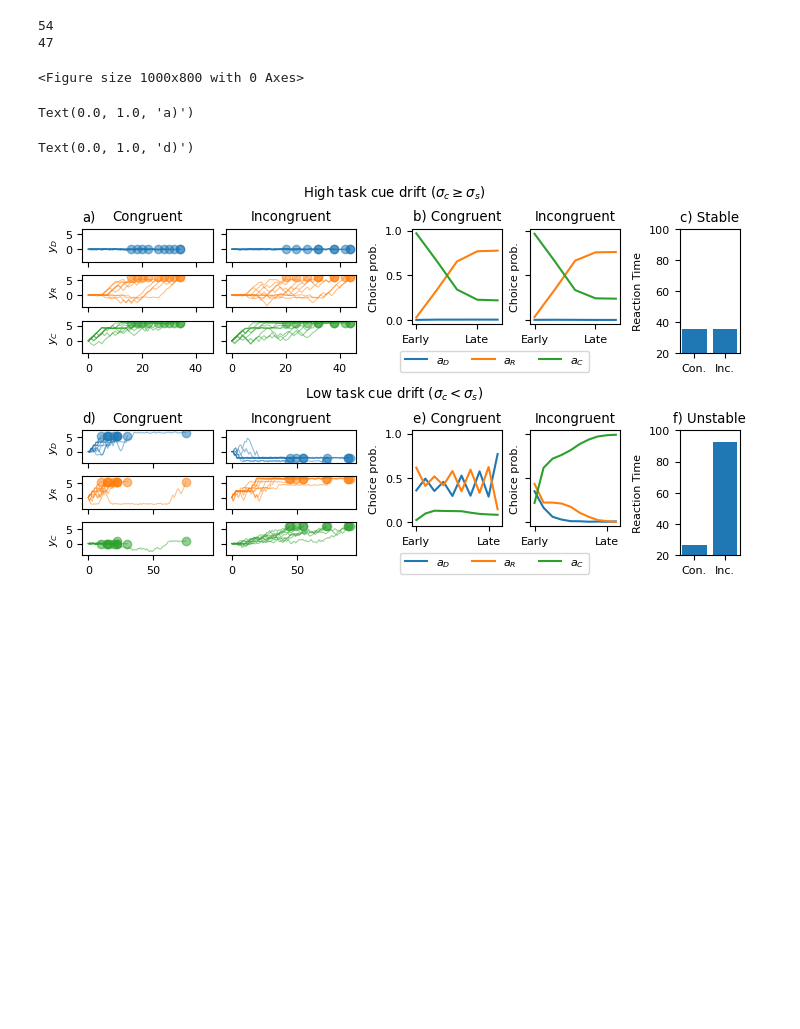
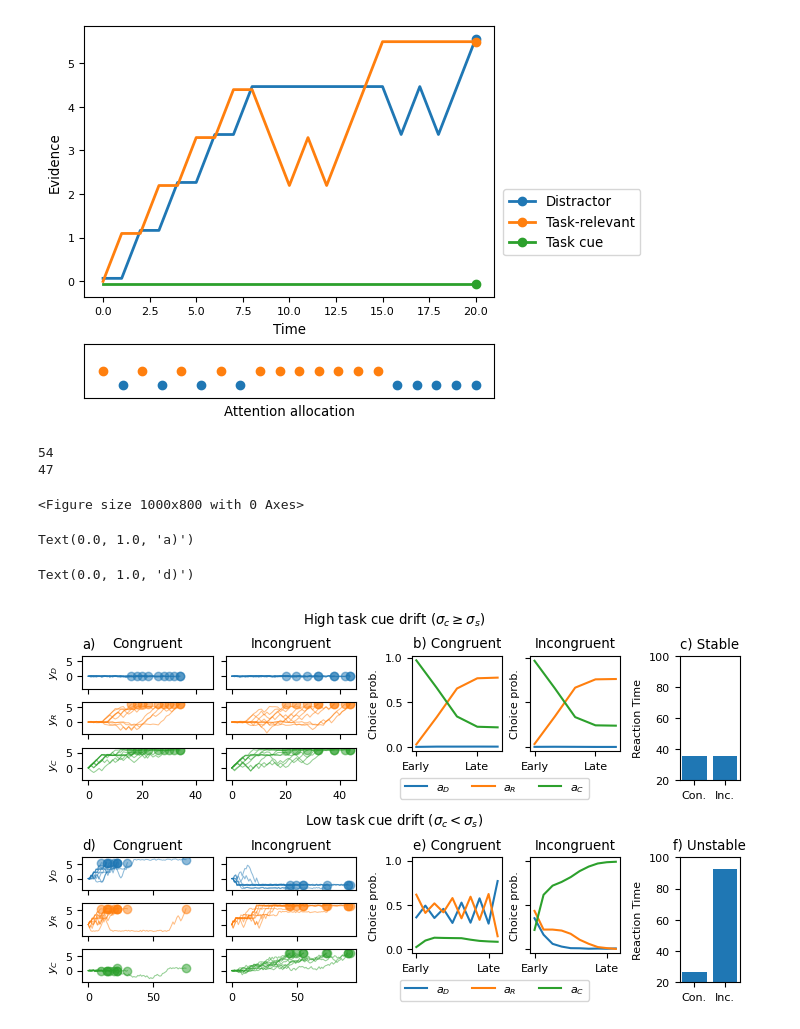
Before and after one commit to thewart/missionambiguous, a Jupyter notebook: oyvey.ipynb, the cells around one changed output. Saved outputs shown, nothing was run; the diff lists cells and outputs as text; code cells hidden in the pictures; blank space fills up the shorter version.

```diff
--- a/oyvey.ipynb
+++ b/oyvey.ipynb
@@ -69,0 +119,6 @@ def plot_rt_contrast(diffsims, fig, ylim=[], title=[], xtick=[]):
+# %%
+fig = plt.figure(layout='constrained', figsize=(6, 4))
+ax = plot_diffs_together(DiffSim(ex2, (True, True)), fig)
+#fig.savefig('taskhard_inc.pdf')
+# %% [output]
+[figure, added]
```
Also changed, not shown: parts of 13 cells of this notebook, 1 other file.
